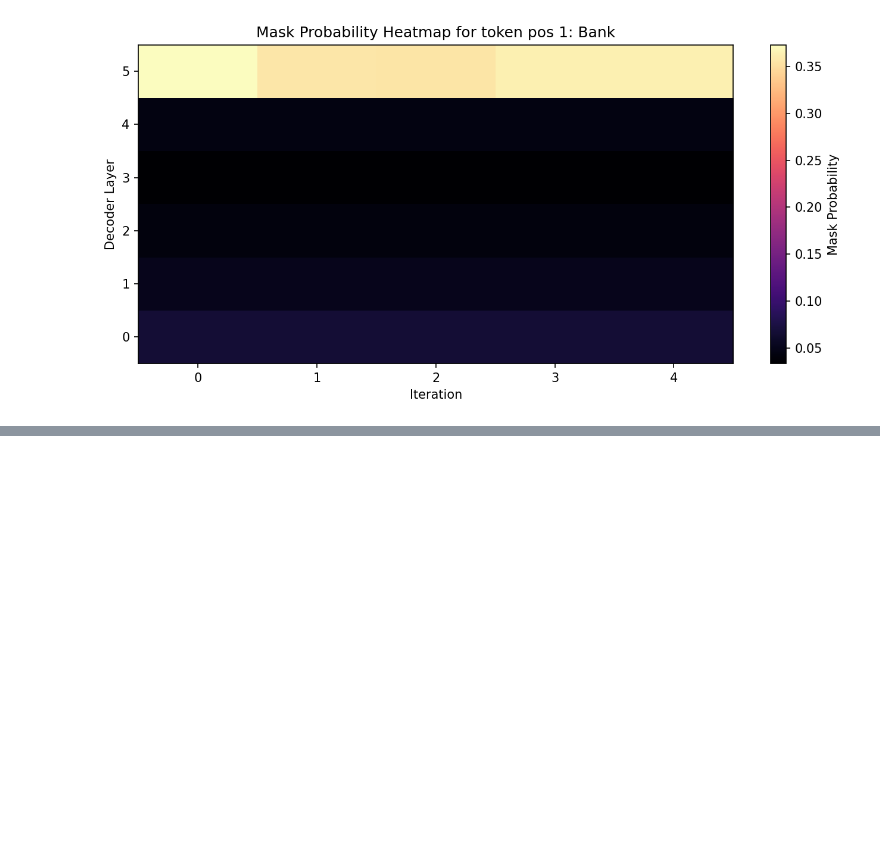
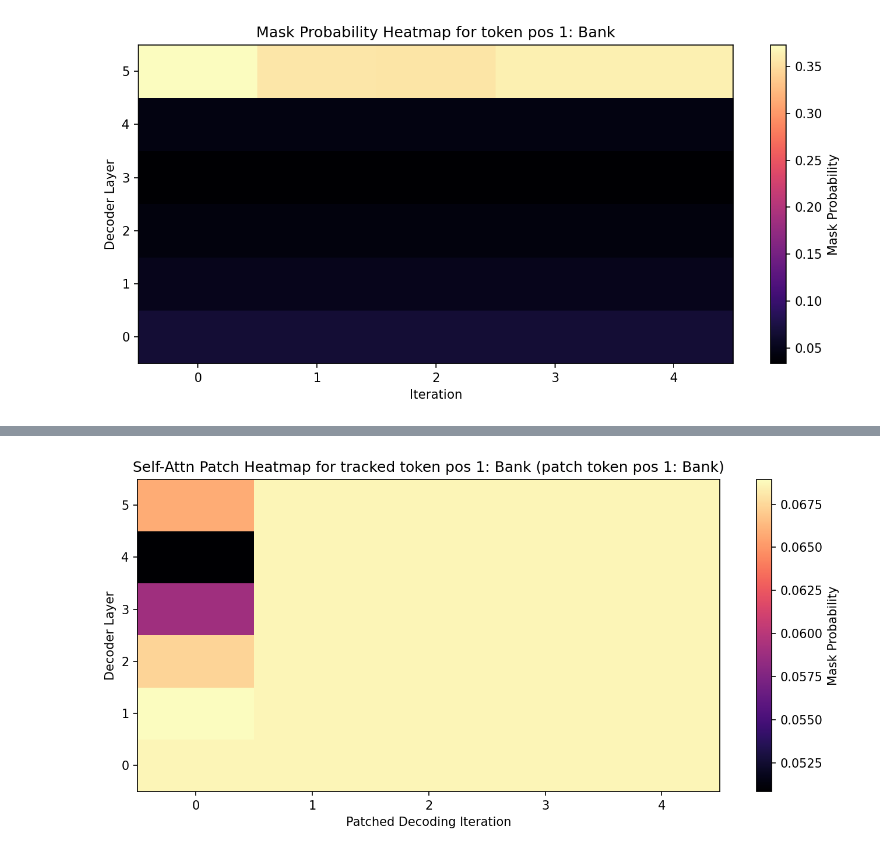
Before and after one commit to MD-BH/MLLM-Final, a Jupyter notebook: Mask-Predict/demo.ipynb, the cells around one changed output, grey strips where cells are left out. Saved outputs shown, nothing was run; the diff lists cells and outputs as text; code cells hidden in the pictures; blank space fills up the shorter version.

Commit message:
add: self-attn patching

```diff
--- a/Mask-Predict/demo.ipynb
+++ b/Mask-Predict/demo.ipynb
@@ -118,9 +120,9 @@ src_tokens shape: (1, 18)
 src_lengths: [18]
 predicted target length: 16
 # %%
-patch_src_sentence = "The bank was steep beside the stream ."
-patch_tgt_sentence = "The bank was open beside the market ."
+source_sentence = "The bank was steep beside the stream ."
+target_sentence = "The bank was open beside the market ."
 
-patch_src = get_encoder_output(patch_src_sentence, context)
-patch_tgt = get_encoder_output(patch_tgt_sentence, context)
+source_example = get_encoder_output(source_sentence, context)
+target_example = get_encoder_output(target_sentence, context)
 # %%
@@ -382,0 +384,10 @@ final self-attn patched sentence: Die Bank war neben dem Markt geöffnet .
+# %%
+bank_token_position = tracked_token_position
+bank_token_id = decoded_original_target["token_ids"][bank_token_position]
+bank_token_text = context["task"].target_dictionary[bank_token_id]
+self_attn_bank_decoding_iterations = 5
+self_attn_bank_patch_iterations = list(range(self_attn_bank_decoding_iterations))
+
+print("bank token position:", bank_token_position)
+print("bank token in original target decode:", bank_token_text)
+print("self-attn sweep patch iterations:", self_attn_bank_patch_iterations)
@@ -382,0 +398,10 @@ final self-attn patched sentence: Die Bank war neben dem Markt geöffnet .
+# %%
+self_attn_bank_sweep_result = run_decoder_self_attn_layer_iteration_sweep_experiment(
+    source_sentence=source_sentence,
+    target_sentence=target_sentence,
+    context=context,
+    tracked_token_position=bank_token_position,
+    patch_token_position=bank_token_position,
+    decoding_iterations=self_attn_bank_decoding_iterations,
+    patch_iterations=self_attn_bank_patch_iterations,
+)
@@ -382,0 +434,4 @@ final self-attn patched sentence: Die Bank war neben dem Markt geöffnet .
+# %%
+plot_self_attn_layer_iteration_heatmap(self_attn_bank_sweep_result)
+# %% [output]
+[figure, added]
```
Also changed, not shown: parts of 15 cells of this notebook, 1 other file.
